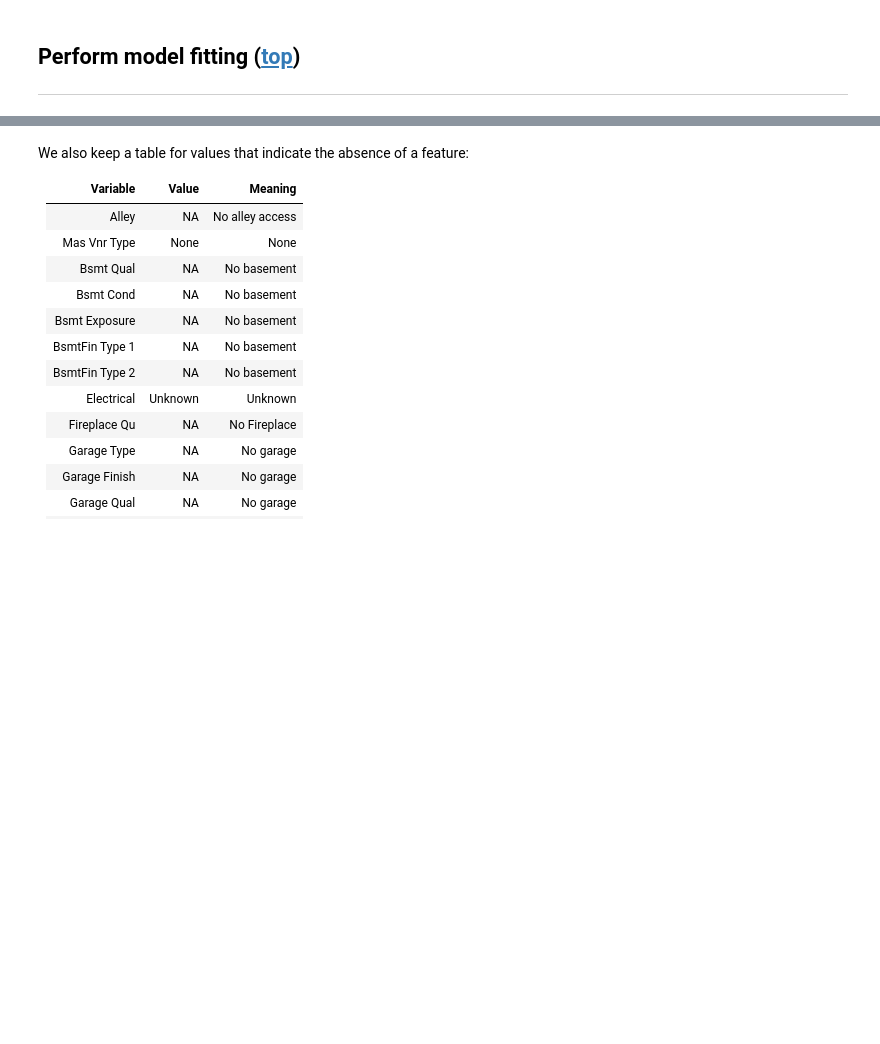
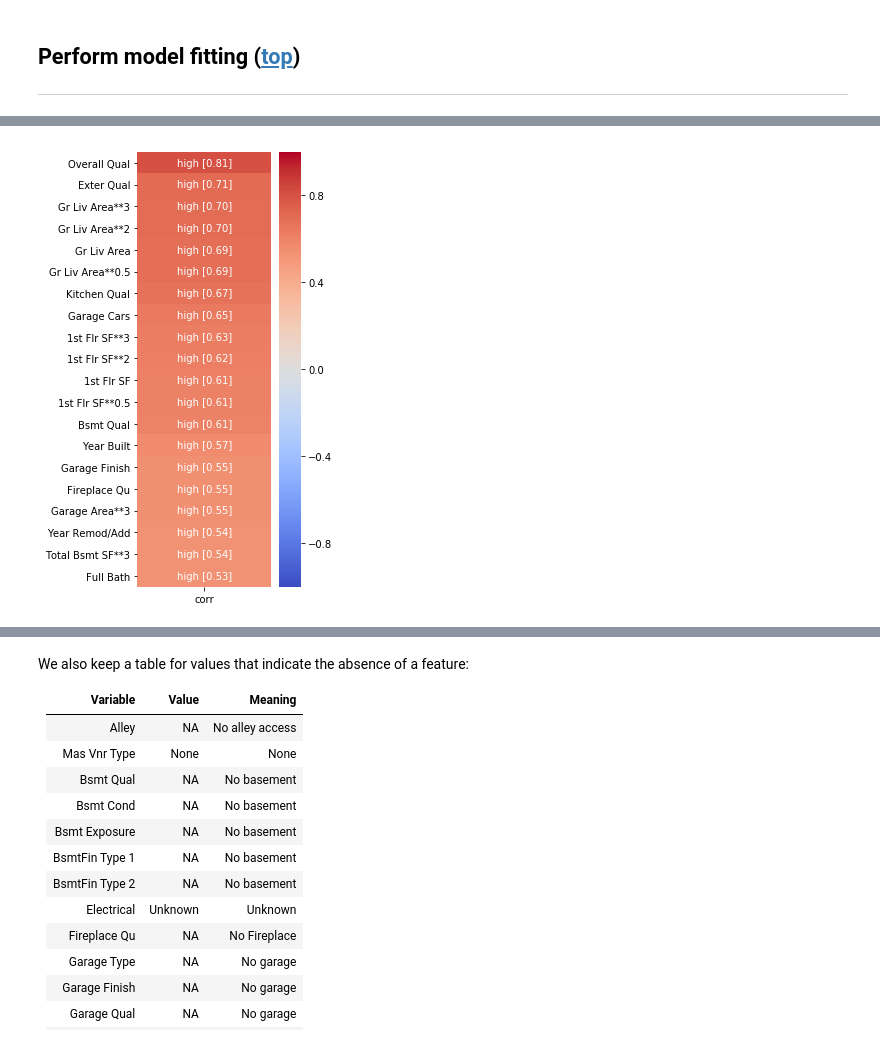
Before and after one commit to jeanrichard/epflx-adsml19-course3-project, a Jupyter notebook: house-prices/house-prices-solution-WIP.ipynb, the cells around one changed output, grey strips where cells are left out. Saved outputs shown, nothing was run; the diff lists cells and outputs as text; code cells hidden in the pictures; blank space fills up the shorter version.

```diff
--- a/house-prices/house-prices-solution-WIP.ipynb
+++ b/house-prices/house-prices-solution-WIP.ipynb
@@ -1078,0 +1167,12 @@ df_temp.shape
+# %%
+df_features = df_la_final.drop(columns='SalePrice')
+df_corr = (df_features
+           .corrwith(df_la_final['SalePrice'])
+           .to_frame(name='corr'))
+# We will only look at the top 20:
+df_corr['abs_corr'] = df_corr['corr'].abs()
+df_corr = df_corr.sort_values(by='abs_corr', ascending=False)
+df_corr_top20 = df_corr[:20].sort_values(by='corr', ascending=False)
+plot_correlation(df_corr_top20)
+# %% [output]
+[figure, added]
```
Also changed, not shown: parts of 81 cells of this notebook.
